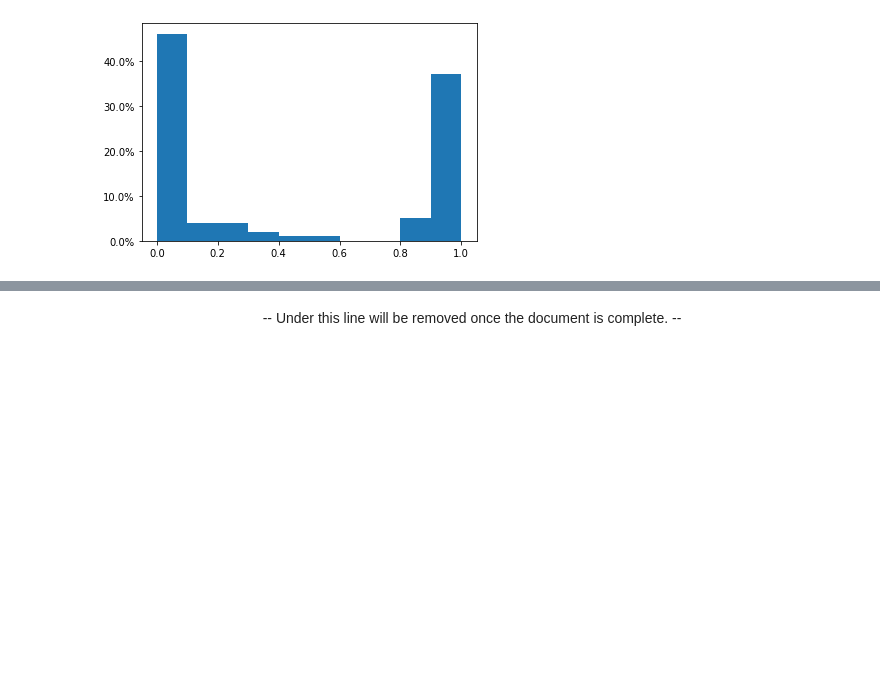
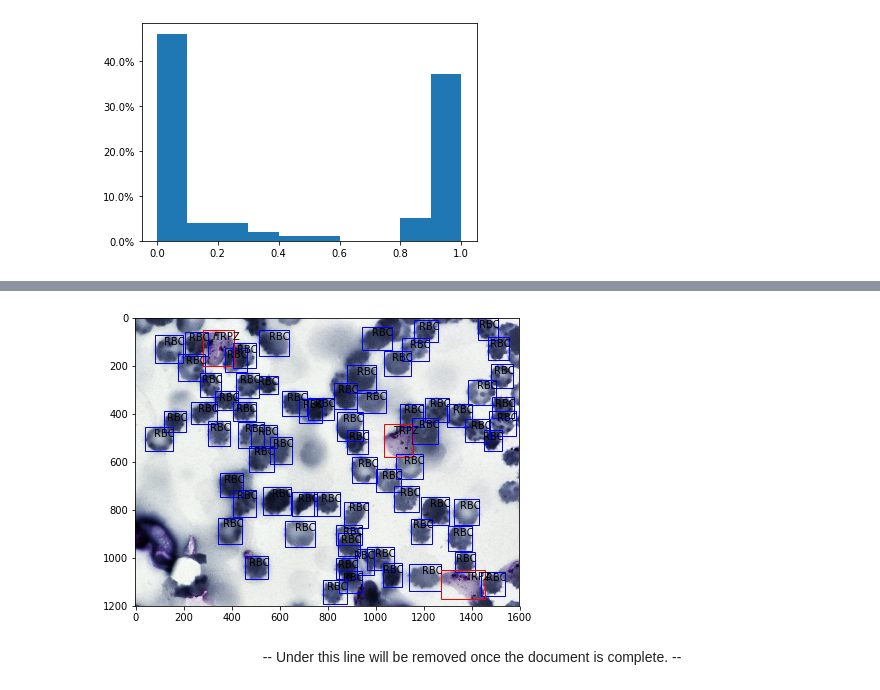
Before and after one commit to fensterheim/OpenUDataScienceProj, a Jupyter notebook: Project/proposal/Project Proposal.ipynb, the cells around one changed output, grey strips where cells are left out. Cells and saved outputs as stored; diff of their text form; code cells hidden in the pictures; blank space fills up the shorter version.

```diff
--- a/Project/proposal/Project Proposal.ipynb
+++ b/Project/proposal/Project Proposal.ipynb
@@ -163,0 +179,16 @@ TBD
+# %%
+test_data_json_file = open('../malaria_culture_data/training.json', 'r')
+test_data_json = json.load(test_data_json_file)
+test_data_json_file.close()
+# %%
+flattened_test_data = []
+for i, image in enumerate(test_data_json[:]):
+    objects = []
+    for obj in image['objects']:
+        objects.append(flatten_json(obj))
+    test_data_json[i]['objects'] = objects
+# %%
+training_data = json_normalize(test_data_json,
+                                  record_path=['objects'],
+                                  meta=[['image', 'pathname']], sep='_')
+training_data.head()
@@ -164,3 +217,50 @@ TBD
+# %%
+fig = plt.figure()
+
+ax = fig.add_axes([0, 0, 1, 1])
+image_name = '/images/8d02117d-6c71-4e47-b50a-6cc8d5eb1d55.png'
+image = plt.imread('../malaria_culture_data' + image_name)
+plt.imshow(image)
+
+for _, row in training_data[training_data.image_pathname == image_name].iterrows():
+    xmax = row.bounding_box_maximum_c
+    xmin = row.bounding_box_minimum_c
+    ymax = row.bounding_box_maximum_r
+    ymin = row.bounding_box_minimum_r
+
+    width = xmax - xmin
+    height = ymax - ymin
+
+    if row.category == 'red blood cell':
+        edgecolor = 'b'
+        tag_name = 'RBC'
+    elif row.category == 'trophozoite':
+        edgecolor = 'r'
+        tag_name = 'TRPZ'
+    elif row.category == 'difficult':
+        edgecolor = 'g'
+        tag_name = 'DFCLT'
+    elif row.category == 'ring':
+        edgecolor = 'r'
+        tag_name = 'RNG'
+    elif row.category == 'schizont':
+        edgecolor = 'r'
+        tag_name = 'SCHZ'
+    elif row.category == 'gametocyte':
+        edgecolor = 'r'
+        tag_name = 'GMTCT'
+    elif row.category == 'leukocyte':
+        edgecolor = 'b'
+        tag_name = 'LKCT'
+    else:
+        edgecolor = 'g'
+        tag_name = 'NAN'
+    ax.annotate(tag_name, xy=(xmax - 80,ymin + 40))
+    rect = patches.Rectangle((xmin, ymin), width, height,
+                             edgecolor=edgecolor, facecolor='none')
+    ax.add_patch(rect)
+# %% [output]
+[figure, added]
 # %% [markdown]
 
 <div align="center">-- Under this line will be removed once the document is complete. --</div>
```
Also changed, not shown: parts of 8 cells of this notebook.
